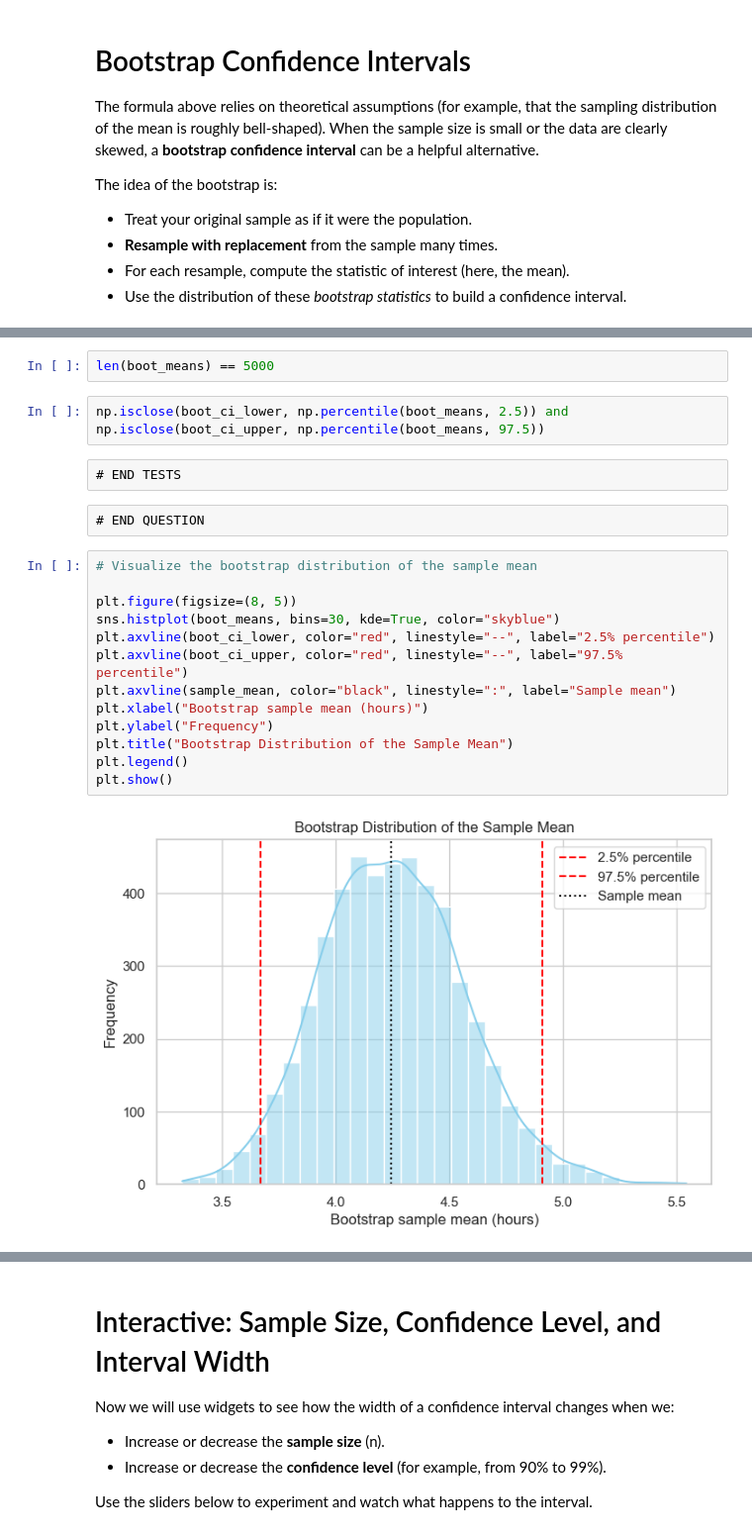
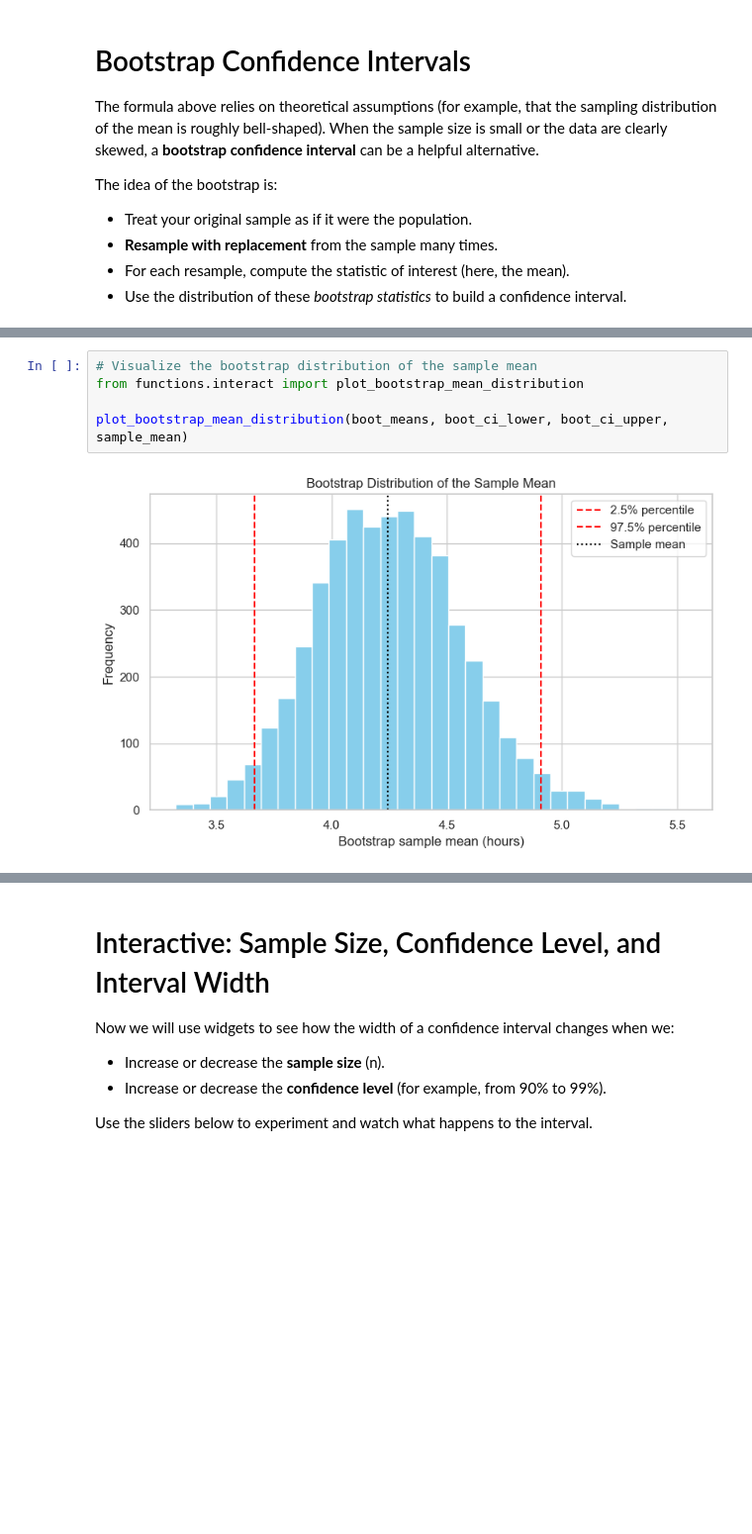
Before and after one commit to ds-modules/ecc-statistics, a Jupyter notebook: confidence_interval/confidence_interval_instructor.ipynb, the cells around one changed output, grey strips where cells are left out. Shown at 99% size. Cells and saved outputs as stored; diff of their text form; blank space fills up the shorter version.

```diff
--- a/confidence_interval/confidence_interval_instructor.ipynb
+++ b/confidence_interval/confidence_interval_instructor.ipynb
@@ -239,24 +207,8 @@ q2 results: All test cases passed!
-# %%
-len(boot_means) == 5000
-# %%
-np.isclose(boot_ci_lower, np.percentile(boot_means, 2.5)) and np.isclose(boot_ci_upper, np.percentile(boot_means, 97.5))
-# %% [raw]
-# END TESTS
-# %% [raw]
-# END QUESTION
-# %%
-# Visualize the bootstrap distribution of the sample mean
-
-plt.figure(figsize=(8, 5))
-sns.histplot(boot_means, bins=30, kde=True, color="skyblue")
-plt.axvline(boot_ci_lower, color="red", linestyle="--", label="2.5% percentile")
-plt.axvline(boot_ci_upper, color="red", linestyle="--", label="97.5% percentile")
-plt.axvline(sample_mean, color="black", linestyle=":", label="Sample mean")
-plt.xlabel("Bootstrap sample mean (hours)")
-plt.ylabel("Frequency")
-plt.title("Bootstrap Distribution of the Sample Mean")
-plt.legend()
-plt.show()
-# %% [output]
-[figure, removed]
+# %%
+# Visualize the bootstrap distribution of the sample mean
+from functions.interact import plot_bootstrap_mean_distribution
+
+plot_bootstrap_mean_distribution(boot_means, boot_ci_lower, boot_ci_upper, sample_mean)
+# %% [output]
+[figure, added]
 # %% [markdown]
```
Also changed, not shown: parts of 44 cells of this notebook, 6 other files.
